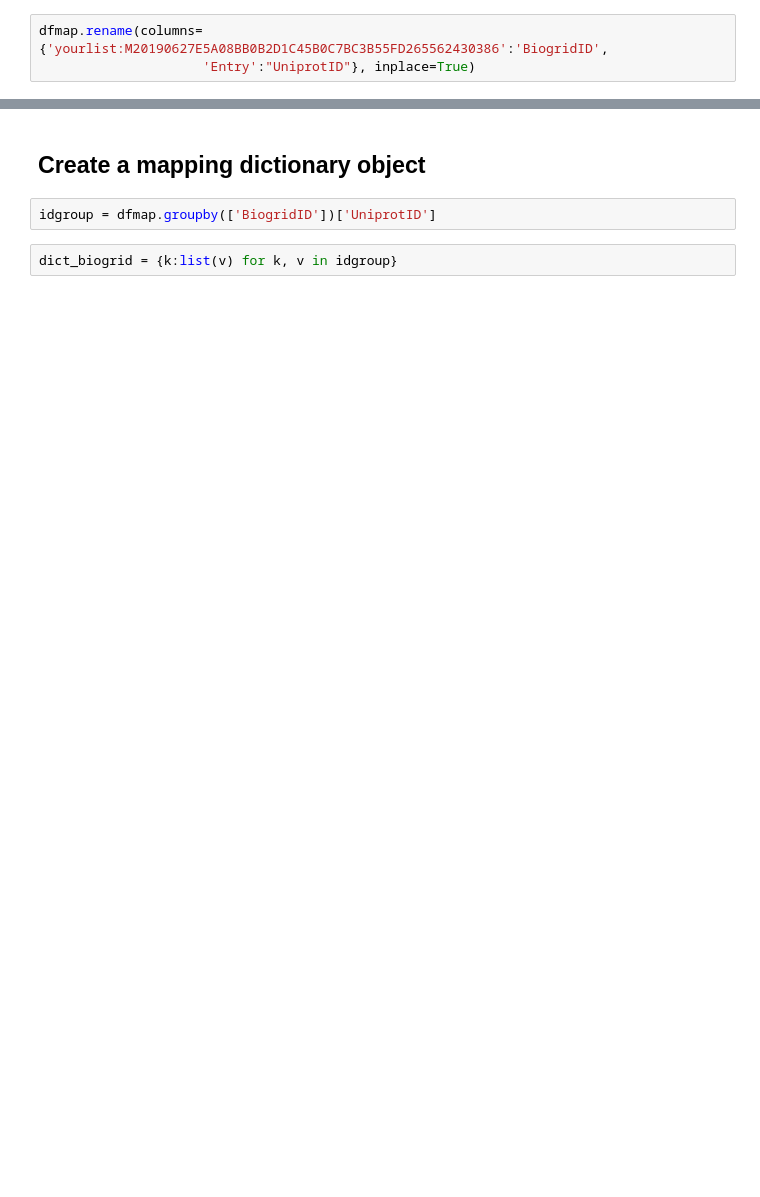
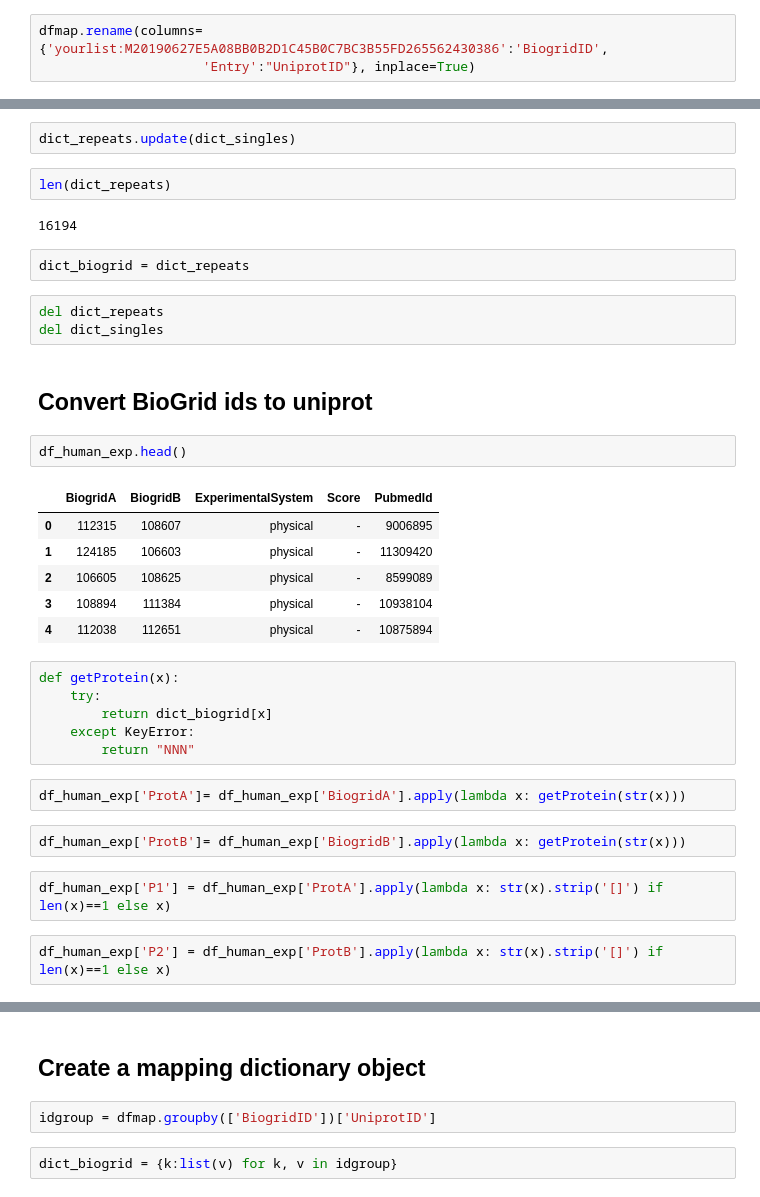
Before and after one commit to kenbabu/BioGrid, a Jupyter notebook: BioGridDataDec2018.ipynb, the cells around one changed output, grey strips where cells are left out. Cells and saved outputs as stored; diff of their text form; blank space fills up the shorter version.

```diff
--- a/BioGridDataDec2018.ipynb
+++ b/BioGridDataDec2018.ipynb
@@ -262,0 +311,36 @@ dfmap.loc[dfmap["BiogridID"] == '107463' ]
+# %%
+dict_repeats.update(dict_singles)
+# %%
+len(dict_repeats)
+# %% [output]
+16194
+# %%
+dict_biogrid = dict_repeats
+# %%
+del dict_repeats
+del dict_singles
+# %% [markdown]
+## Convert BioGrid ids to uniprot
+# %%
+df_human_exp.head()
+# %% [output]
+|  | BiogridA | BiogridB | ExperimentalSystem | Score | PubmedId |
+| 0 | 112315 | 108607 | physical | - | 9006895 |
+| 1 | 124185 | 106603 | physical | - | 11309420 |
+| 2 | 106605 | 108625 | physical | - | 8599089 |
+| 3 | 108894 | 111384 | physical | - | 10938104 |
+| 4 | 112038 | 112651 | physical | - | 10875894 |
+# %%
+def getProtein(x):
+    try:
+        return dict_biogrid[x]
+    except KeyError:
+        return "NNN"
+# %%
+df_human_exp['ProtA']= df_human_exp['BiogridA'].apply(lambda x: getProtein(str(x)))
+# %%
+df_human_exp['ProtB']= df_human_exp['BiogridB'].apply(lambda x: getProtein(str(x)))
+# %%
+df_human_exp['P1'] = df_human_exp['ProtA'].apply(lambda x: str(x).strip('[]') if len(x)==1 else x)
+# %%
+df_human_exp['P2'] = df_human_exp['ProtB'].apply(lambda x: str(x).strip('[]') if len(x)==1 else x)
```
Also changed, not shown: parts of 76 cells of this notebook, 1 other file.
